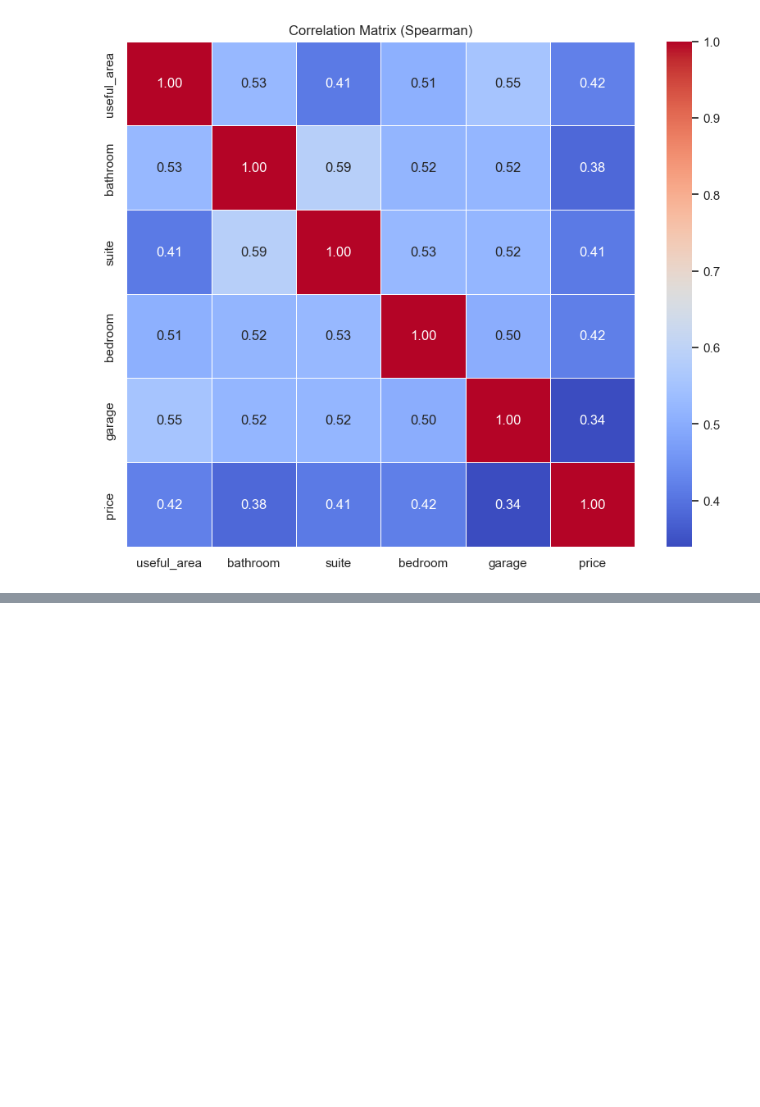
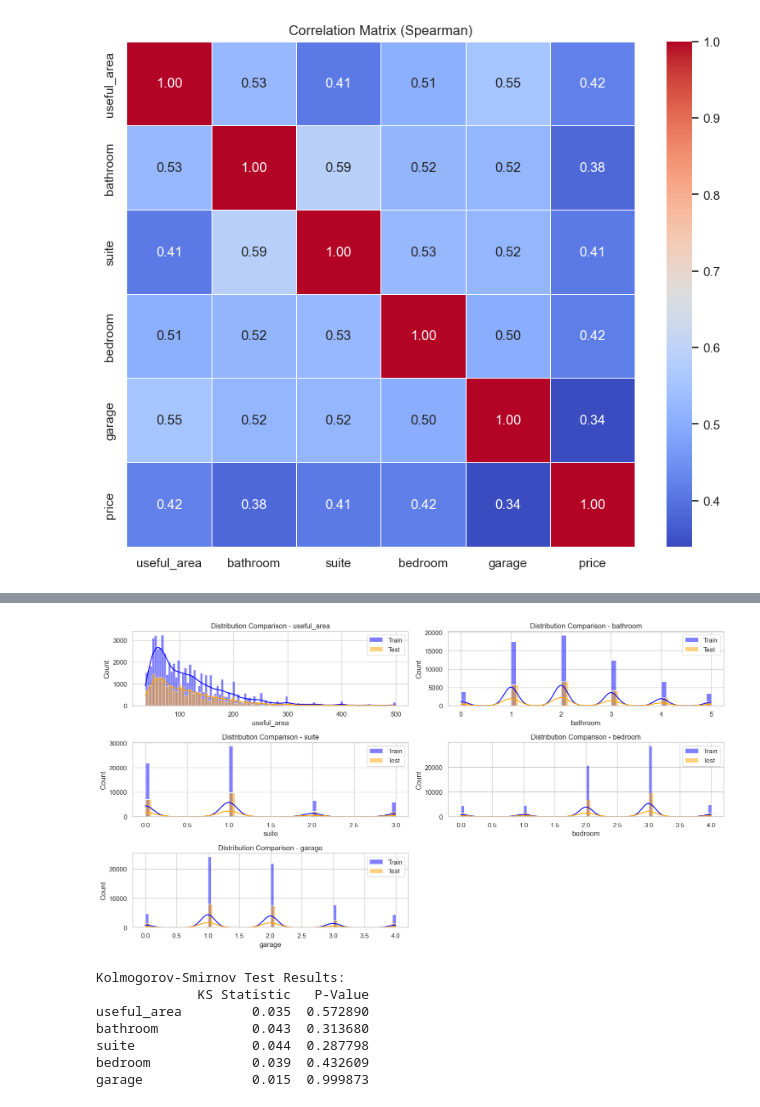
Before and after one commit to Paullo-Santtos/House-Price-Prediction, a Jupyter notebook: hpp-model/notebooks/EDA.ipynb, the cells around one changed output, grey strips where cells are left out. Saved outputs shown, nothing was run; the diff lists cells and outputs as text; code cells hidden in the pictures; blank space fills up the shorter version.

```diff
--- a/hpp-model/notebooks/EDA.ipynb
+++ b/hpp-model/notebooks/EDA.ipynb
@@ -440,0 +473,45 @@ correlation_matrix(hp_data_no_outliers, method='spearman')
+# %%
+train_data, test_data, train_target, test_target = split_train_test(
+    hp_data_no_outliers, target_column='price', test_size=0.25, random_state=666)
+# %%
+def compare_distributions(train_data: pd.DataFrame, test_data: pd.DataFrame, sample_size: int = 1000) -> None:
+    """
+    Compares the distributions of variables between training and testing datasets.
+
+    Parameters:
+    - train_data (pd.DataFrame): The training dataset.
+    - test_data (pd.DataFrame): The testing dataset.
+    - sample_size (int): The sample size for the Kolmogorov-Smirnov test (default: 1000).
+
+    Returns:
+    - None
+    """
+    num_cols = len(train_data.columns)
+    num_rows = (num_cols + 1) // 2
+
+    plt.figure(figsize=(15, 8))
+
+    for i, column in enumerate(train_data.columns):
+        plt.subplot(num_rows, 2, i+1)
+        sns.histplot(train_data[column], label='Train', kde=True, color='blue')
+        sns.histplot(test_data[column], label='Test', kde=True, color='orange')
+        plt.title(f'Distribution Comparison - {column}')
+        plt.legend()
+
+    plt.tight_layout()
+    plt.show()
+
+    ks_statistics = {}
+    for column in train_data.columns:
+        sample_train = train_data[column].sample(sample_size, random_state=6666)
+        sample_test = test_data[column].sample(sample_size, random_state=6666)
+        ks_statistic, p_value = ks_2samp(sample_train, sample_test)
+        ks_statistics[column] = {'KS Statistic': ks_statistic, 'P-Value': p_value}
+
+    # Display test results
+    ks_results = pd.DataFrame(ks_statistics).T
+    print("\nKolmogorov-Smirnov Test Results:")
+    print(ks_results)
+# %%
+compare_distributions(train_data, test_data, sample_size=1000)
+# %% [output]
@@ -440,0 +519,8 @@ correlation_matrix(hp_data_no_outliers, method='spearman')
+[figure, added]
+Kolmogorov-Smirnov Test Results:
+             KS Statistic   P-Value
+useful_area         0.035  0.572890
+bathroom            0.043  0.313680
+suite               0.044  0.287798
+bedroom             0.039  0.432609
+garage              0.015  0.999873
```
Also changed, not shown: parts of 21 cells of this notebook.
